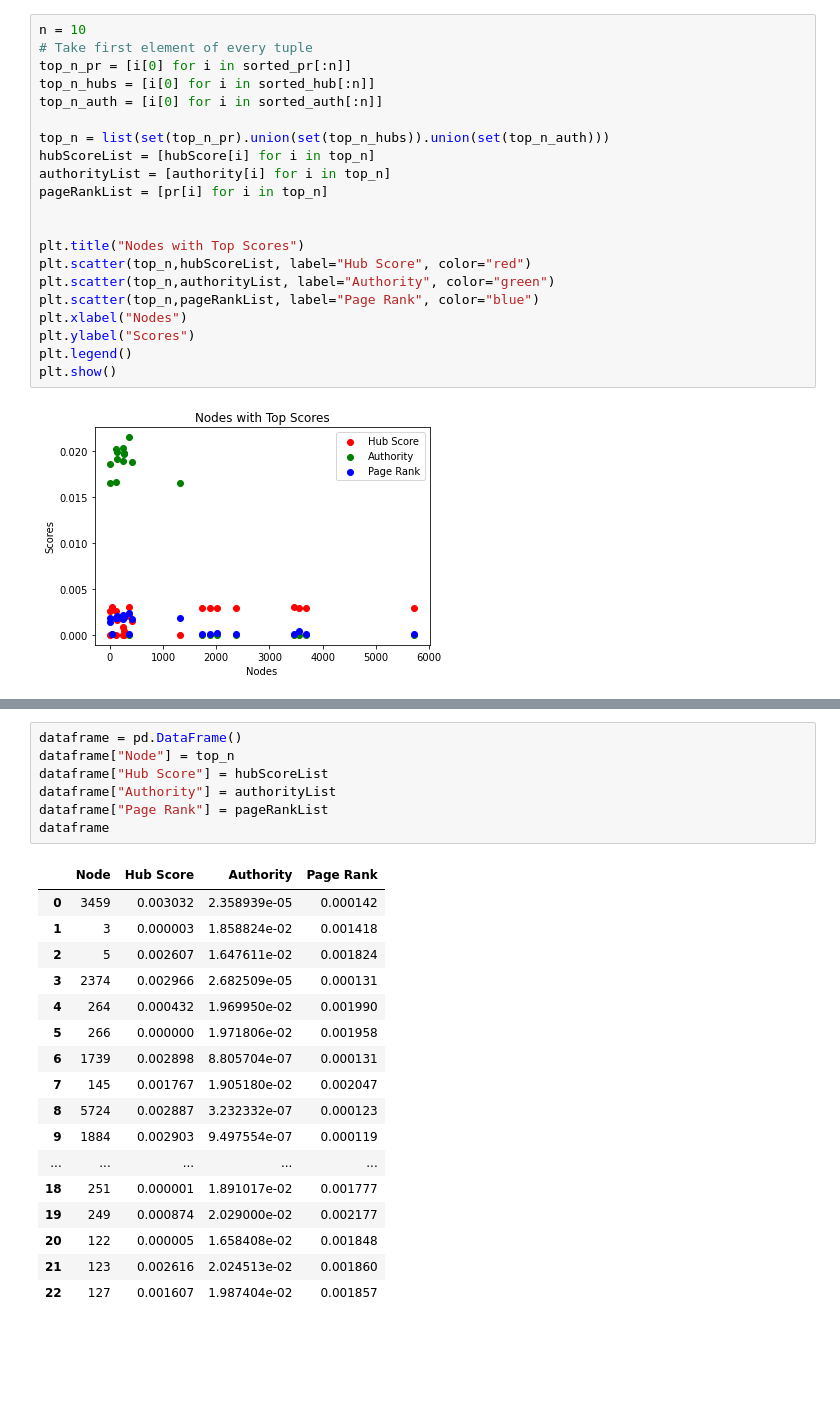
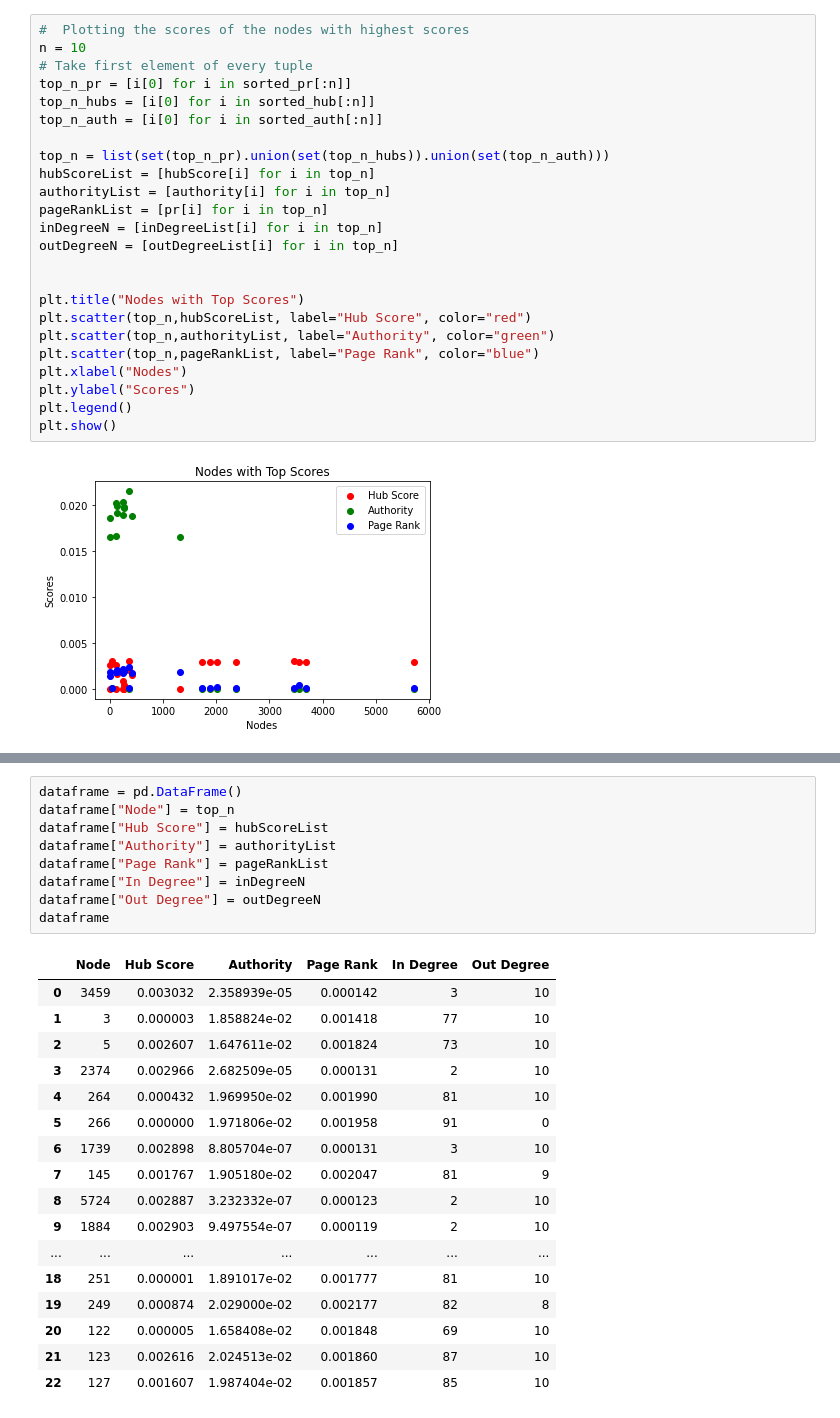
Before and after one commit to PritishWadhwa/CSE508_Winter2023_A3_16, a Jupyter notebook: Q2.ipynb, the cells around one changed output, grey strips where cells are left out. Drawn from its saved outputs; the diff is of its cells as text; blank space fills up the shorter version.

```diff
--- a/Q2.ipynb
+++ b/Q2.ipynb
@@ -224,6 +230,7 @@ Nodes    Authority
 In Degree 86
 Out Degree 8
 # %%
+#  Plotting the scores of the nodes with highest scores
 n = 10
 # Take first element of every tuple
 top_n_pr = [i[0] for i in sorted_pr[:n]]
@@ -234,6 +241,8 @@ top_n = list(set(top_n_pr).union(set(top_n_hubs)).union(set(top_n_auth)))
 hubScoreList = [hubScore[i] for i in top_n]
 authorityList = [authority[i] for i in top_n]
 pageRankList = [pr[i] for i in top_n]
+inDegreeN = [inDegreeList[i] for i in top_n]
+outDegreeN = [outDegreeList[i] for i in top_n]
 
 
 plt.title("Nodes with Top Scores")
@@ -251,25 +291,27 @@ import pandas as pd
 # %%
 dataframe = pd.DataFrame()
 dataframe["Node"] = top_n
 dataframe["Hub Score"] = hubScoreList
 dataframe["Authority"] = authorityList
 dataframe["Page Rank"] = pageRankList
+dataframe["In Degree"] = inDegreeN
+dataframe["Out Degree"] = outDegreeN
 dataframe
 # %% [output]
-|  | Node | Hub Score | Authority | Page Rank |
-| 0 | 3459 | 0.003032 | 2.358939e-05 | 0.000142 |
-| 1 | 3 | 0.000003 | 1.858824e-02 | 0.001418 |
-| 2 | 5 | 0.002607 | 1.647611e-02 | 0.001824 |
-| 3 | 2374 | 0.002966 | 2.682509e-05 | 0.000131 |
-| 4 | 264 | 0.000432 | 1.969950e-02 | 0.001990 |
-| 5 | 266 | 0.000000 | 1.971806e-02 | 0.001958 |
-| 6 | 1739 | 0.002898 | 8.805704e-07 | 0.000131 |
-| 7 | 145 | 0.001767 | 1.905180e-02 | 0.002047 |
-| 8 | 5724 | 0.002887 | 3.232332e-07 | 0.000123 |
-| 9 | 1884 | 0.002903 | 9.497554e-07 | 0.000119 |
-| ... | ... | ... | ... | ... |
-| 18 | 251 | 0.000001 | 1.891017e-02 | 0.001777 |
-| 19 | 249 | 0.000874 | 2.029000e-02 | 0.002177 |
-| 20 | 122 | 0.000005 | 1.658408e-02 | 0.001848 |
-| 21 | 123 | 0.002616 | 2.024513e-02 | 0.001860 |
-| 22 | 127 | 0.001607 | 1.987404e-02 | 0.001857 |
+|  | Node | Hub Score | Authority | Page Rank | In Degree | Out Degree |
+| 0 | 3459 | 0.003032 | 2.358939e-05 | 0.000142 | 3 | 10 |
+| 1 | 3 | 0.000003 | 1.858824e-02 | 0.001418 | 77 | 10 |
+| 2 | 5 | 0.002607 | 1.647611e-02 | 0.001824 | 73 | 10 |
+| 3 | 2374 | 0.002966 | 2.682509e-05 | 0.000131 | 2 | 10 |
+| 4 | 264 | 0.000432 | 1.969950e-02 | 0.001990 | 81 | 10 |
+| 5 | 266 | 0.000000 | 1.971806e-02 | 0.001958 | 91 | 0 |
+| 6 | 1739 | 0.002898 | 8.805704e-07 | 0.000131 | 3 | 10 |
+| 7 | 145 | 0.001767 | 1.905180e-02 | 0.002047 | 81 | 9 |
+| 8 | 5724 | 0.002887 | 3.232332e-07 | 0.000123 | 2 | 10 |
+| 9 | 1884 | 0.002903 | 9.497554e-07 | 0.000119 | 2 | 10 |
+| ... | ... | ... | ... | ... | ... | ... |
+| 18 | 251 | 0.000001 | 1.891017e-02 | 0.001777 | 81 | 10 |
+| 19 | 249 | 0.000874 | 2.029000e-02 | 0.002177 | 82 | 8 |
+| 20 | 122 | 0.000005 | 1.658408e-02 | 0.001848 | 69 | 10 |
+| 21 | 123 | 0.002616 | 2.024513e-02 | 0.001860 | 87 | 10 |
+| 22 | 127 | 0.001607 | 1.987404e-02 | 0.001857 | 85 | 10 |
```
Also changed, not shown: parts of 9 cells of this notebook, 1 other file.
